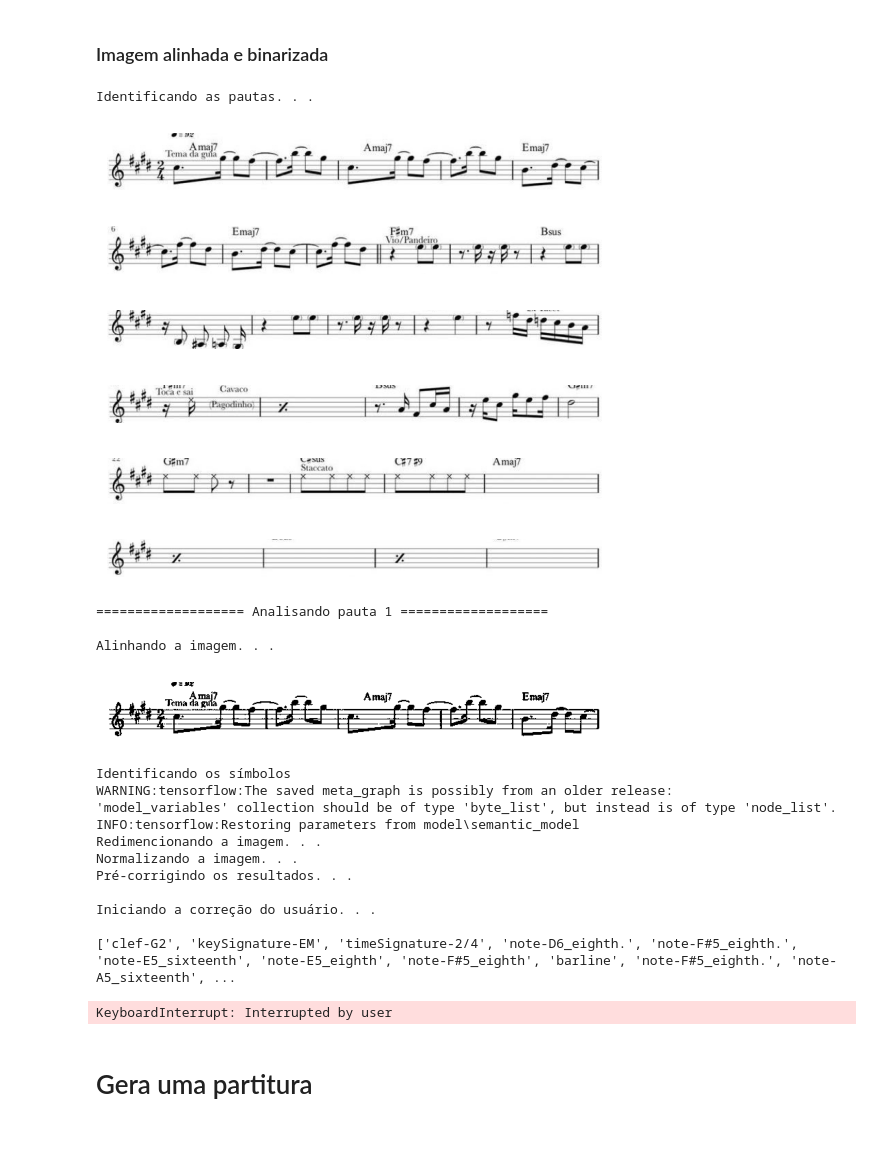
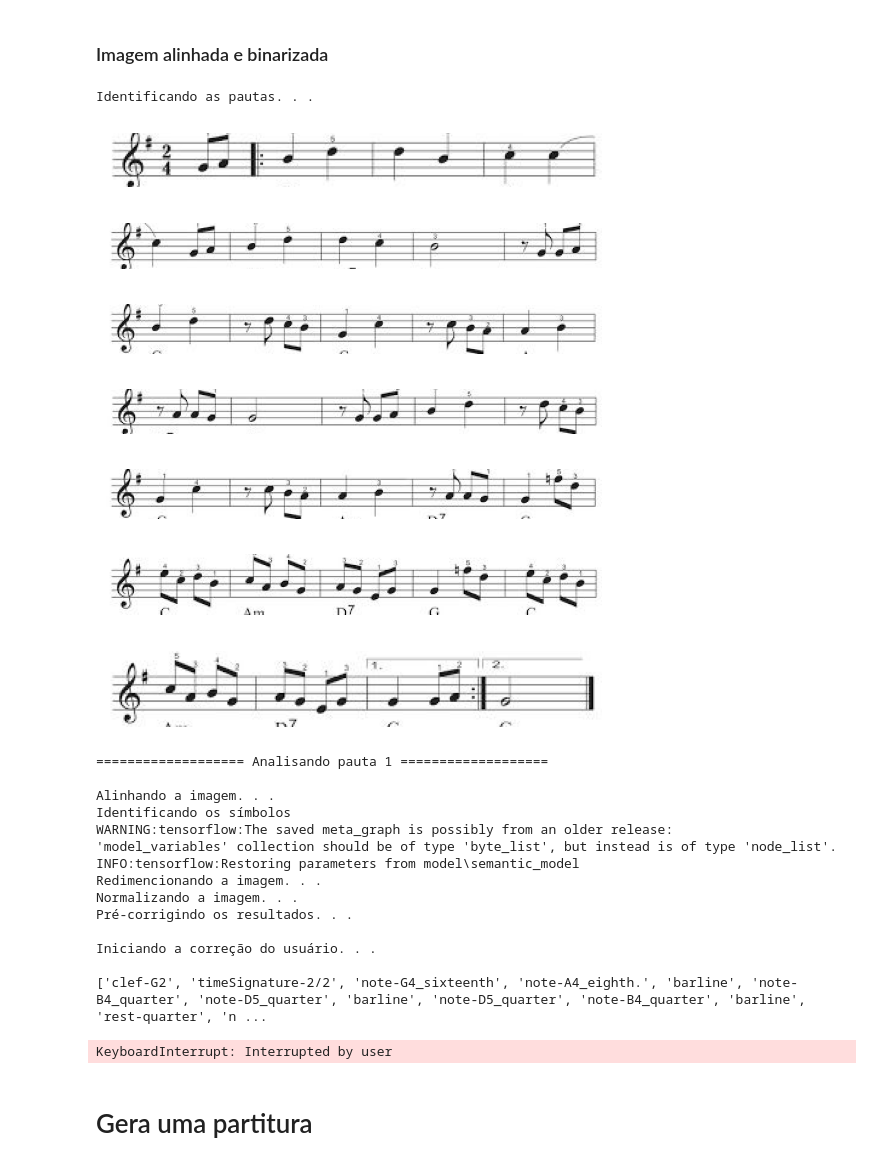
Before and after one commit to MateusViotto/Reconhecimento-Optico-de-Musica-OMR, a Jupyter notebook: notebook PT-BR.ipynb, the cells around one changed output. Drawn from its saved outputs; the diff is of its cells as text; code cells hidden in the pictures; blank space fills up the shorter version.

Commit message:
conversão para partitura e midi

```diff
--- a/notebook PT-BR.ipynb
+++ b/notebook PT-BR.ipynb
@@ -606,7 +611,7 @@ def editar(pauta, posicao):
 # %% [markdown]
 ### Imagem alinhada e binarizada
 # %%
-diretorio_imagem = 'partitura.jpg'
+diretorio_imagem = 'partitura2.jpg'
 
 imagem = cv2.imread(diretorio_imagem)
 imagem_cinza = deixar_cinza(imagem)
@@ -614,56 +619,56 @@ pautas = identificarpautas(imagem_cinza)
 vocabulario = ler_vocabulario(diretorio_vocabulario)
 pautafinal = []
 i = 1
 primeira = True
 
 for pauta in pautas:
     print('\n=================== Analisando pauta '+str(i) +' ===================')
     i = i + 1
     imagem_binarizada = binarizar(pauta)
 
     #salvar_imagem(imagem_binarizada, 'images\\binarized\\'+diretorio_imagem[:-4]+'-binarizada')
     print('\nAlinhando a imagem. . .')
     imagem_alinhada = alinhar_linhas(imagem_binarizada)
     #salvar_imagem(imagem_alinhada, 'images\\aligned\\'+diretorio_imagem[:-4]+'-alinhada')
-    mostrar_imagem(imagem_alinhada)
+
     #projecao = calcular_projecao(imagem_alinhada)
     #linhadepauta(projecao)
 
     # Use a função 'img_as_ubyte' para converter a imagem para ubytes
     img_data = skimage.img_as_ubyte(imagem_alinhada)
 
     line_thickness, staff_space = get_reference_lenghts(img_data)
     symbols = identificar_simbolos(img_data, vocabulario, diretorio_modelo)
     #print('\n', symbols)
 
     pautaprecorrigida = precorrecao(symbols, primeira)
     primeira = False
     pautacorrigida = correcaoUsuario(pautaprecorrigida)
     pautafinal.append(pautacorrigida)
 # %% [output]
 Identificando as pautas. . .
-[figure, old version]
+[figure, new version]
-[figure, old version]
+[figure, new version]
-[figure, old version]
+[figure, new version]
-[figure, old version]
+[figure, new version]
-[figure, old version]
+[figure, new version]
-[figure, old version]
+[figure, new version]
+[figure, new version]
 =================== Analisando pauta 1 ===================
 
 Alinhando a imagem. . .
+Identificando os símbolos
+WARNING:tensorflow:The saved meta_graph is possibly from an older release:
+'model_variables' collection should be of type 'byte_list', but instead is of type 'node_list'.
+INFO:tensorflow:Restoring parameters from model\semantic_model
+Redimencionando a imagem. . .
+Normalizando a imagem. . .
+Pré-corrigindo os resultados. . .
+
+Iniciando a correção do usuário. . .
+
+['clef-G2', 'timeSignature-2/2', 'note-G4_sixteenth', 'note-A4_eighth.', 'barline', 'note-B4_quarter', 'note-D5_quarter', 'barline', 'note-D5_quarter', 'note-B4_quarter', 'barline', 'rest-quarter', 'n ...
-[figure, old version]
-Identificando os símbolos
-WARNING:tensorflow:The saved meta_graph is possibly from an older release:
-'model_variables' collection should be of type 'byte_list', but instead is of type 'node_list'.
-INFO:tensorflow:Restoring parameters from model\semantic_model
-Redimencionando a imagem. . .
-Normalizando a imagem. . .
-Pré-corrigindo os resultados. . .
-
-Iniciando a correção do usuário. . .
-
-['clef-G2', 'keySignature-EM', 'timeSignature-2/4', 'note-D6_eighth.', 'note-F#5_eighth.', 'note-E5_sixteenth', 'note-E5_eighth', 'note-F#5_eighth', 'barline', 'note-F#5_eighth.', 'note-A5_sixteenth', ...
+KeyboardInterrupt: Interrupted by user
-KeyboardInterrupt: Interrupted by user
 # %% [markdown]
 # Gera uma partitura
 # %% [markdown]
```
Also changed, not shown: parts of 8 cells of this notebook, 6 other files.
